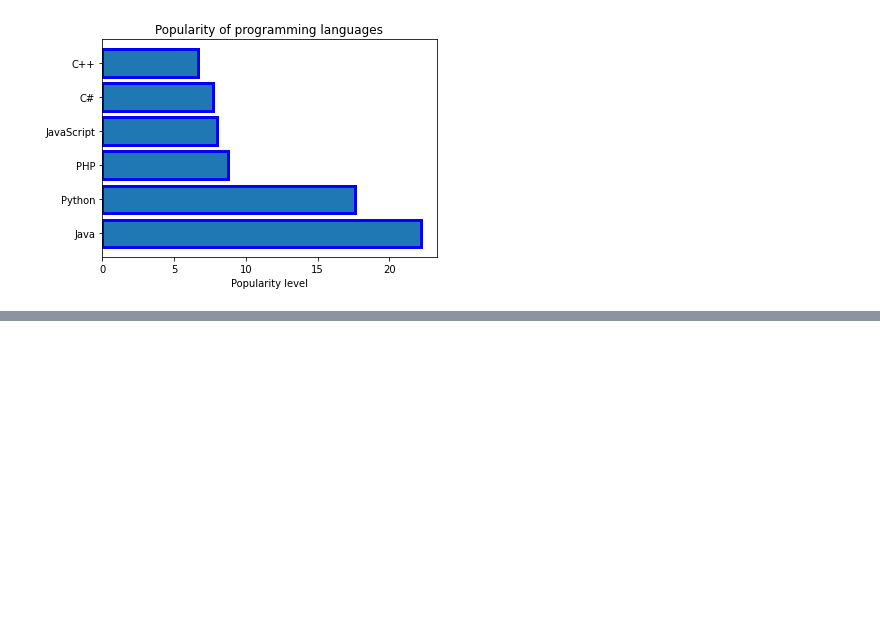
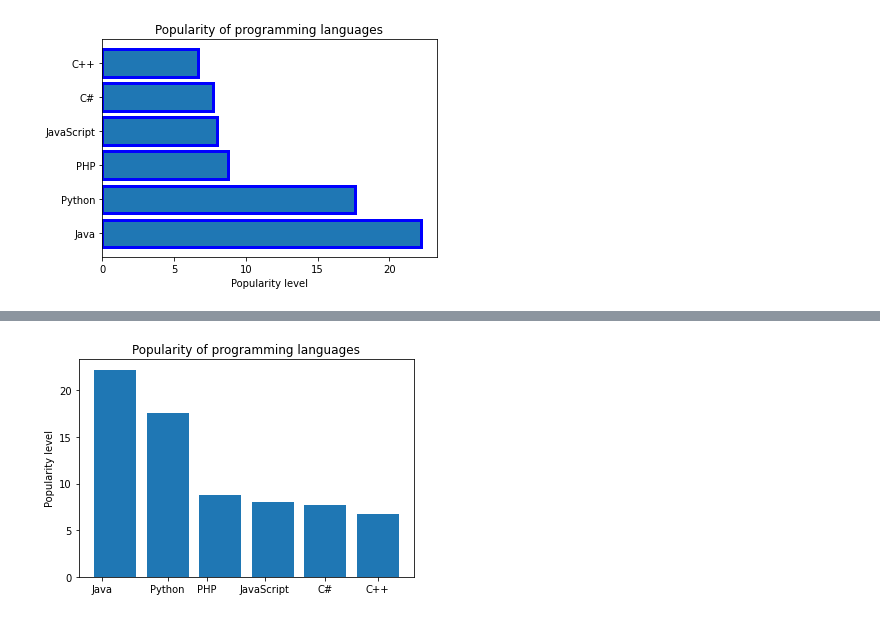
Before and after one commit to NishanthRajkumar/Python-Libraries, a Jupyter notebook: matplotlib_programs/matplotlib_barchart.ipynb, the cells around one changed output, grey strips where cells are left out. Saved outputs shown, nothing was run; the diff lists cells and outputs as text; code cells hidden in the pictures; blank space fills up the shorter version.

Commit message:
feat: give position for hte bar plot

```diff
--- a/matplotlib_programs/matplotlib_barchart.ipynb
+++ b/matplotlib_programs/matplotlib_barchart.ipynb
@@ -105,0 +112,10 @@ plt.show()
+# %%
+# Give position for x labels using x ticks
+positions = [-0.25, 1, 1.75, 2.85, 4, 5]
+plt.xticks(positions, labels=programming_languages)
+plt.bar(programming_languages, popularity)
+plt.title('Popularity of programming languages')
+plt.ylabel('Popularity level')
+plt.show()
+# %% [output]
+[figure, added]
```
Also changed, not shown: parts of 1 cell of this notebook.
